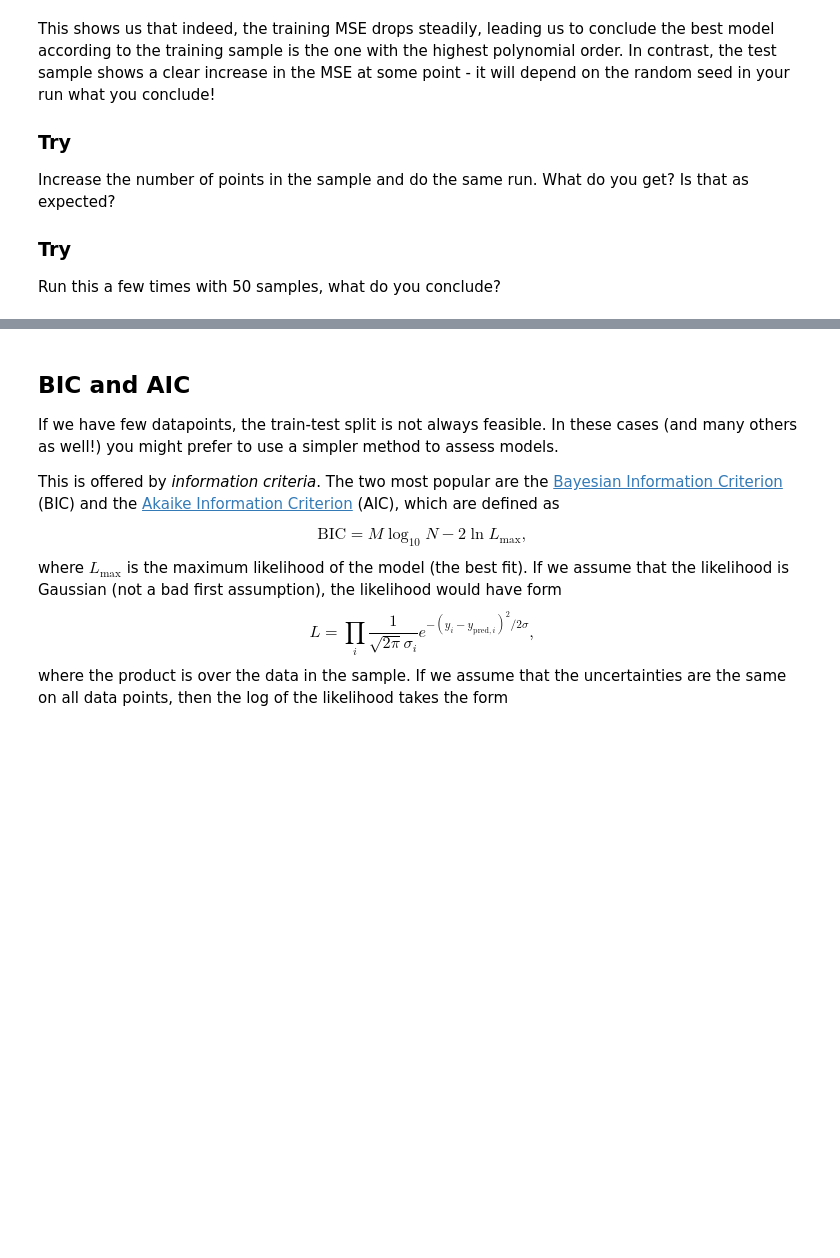
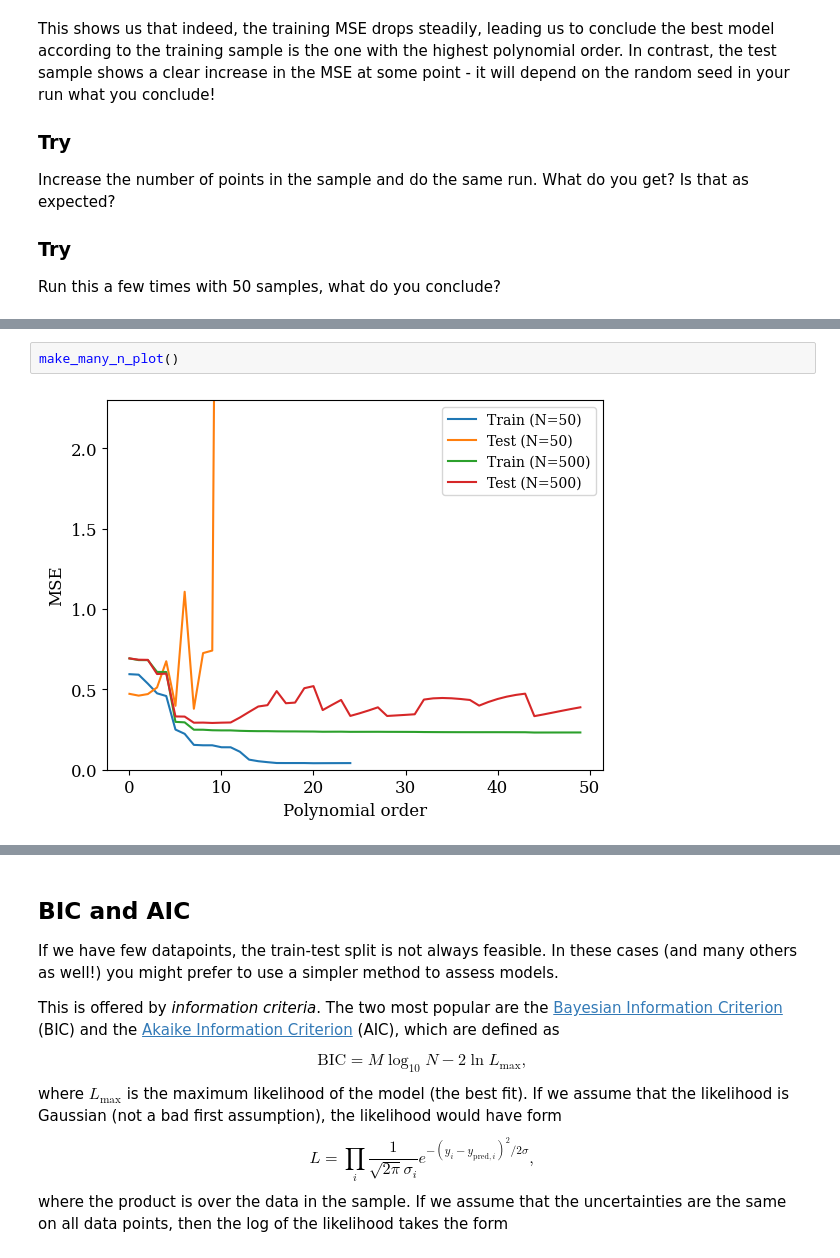
Before and after one commit to pedrobranco1999/MLD2025, a Jupyter notebook: Notebooks/Solutions/MLD2025-01b-Deciding when good is good enough - with solution.ipynb, the cells around one changed output, grey strips where cells are left out. Drawn from its saved outputs; the diff is of its cells as text; blank space fills up the shorter version.

```diff
--- a/Notebooks/Solutions/MLD2025-01b-Deciding when good is good enough - with solution.ipynb
+++ b/Notebooks/Solutions/MLD2025-01b-Deciding when good is good enough - with solution.ipynb
@@ -96,0 +180,4 @@ Run this a few times with 50 samples, what do you conclude?
+# %%
+make_many_n_plot()
+# %% [output]
+[figure, added]
```
Also changed, not shown: parts of 15 cells of this notebook.
